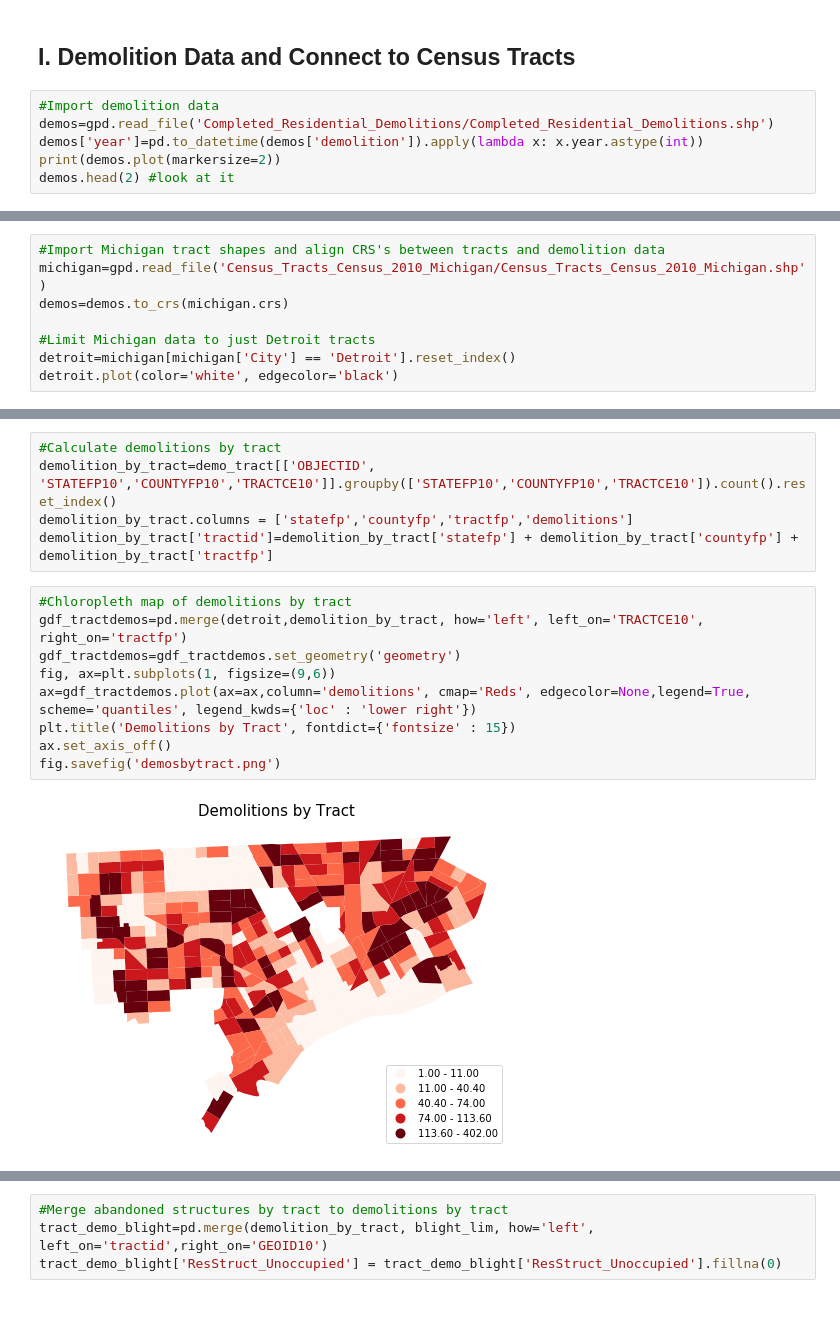
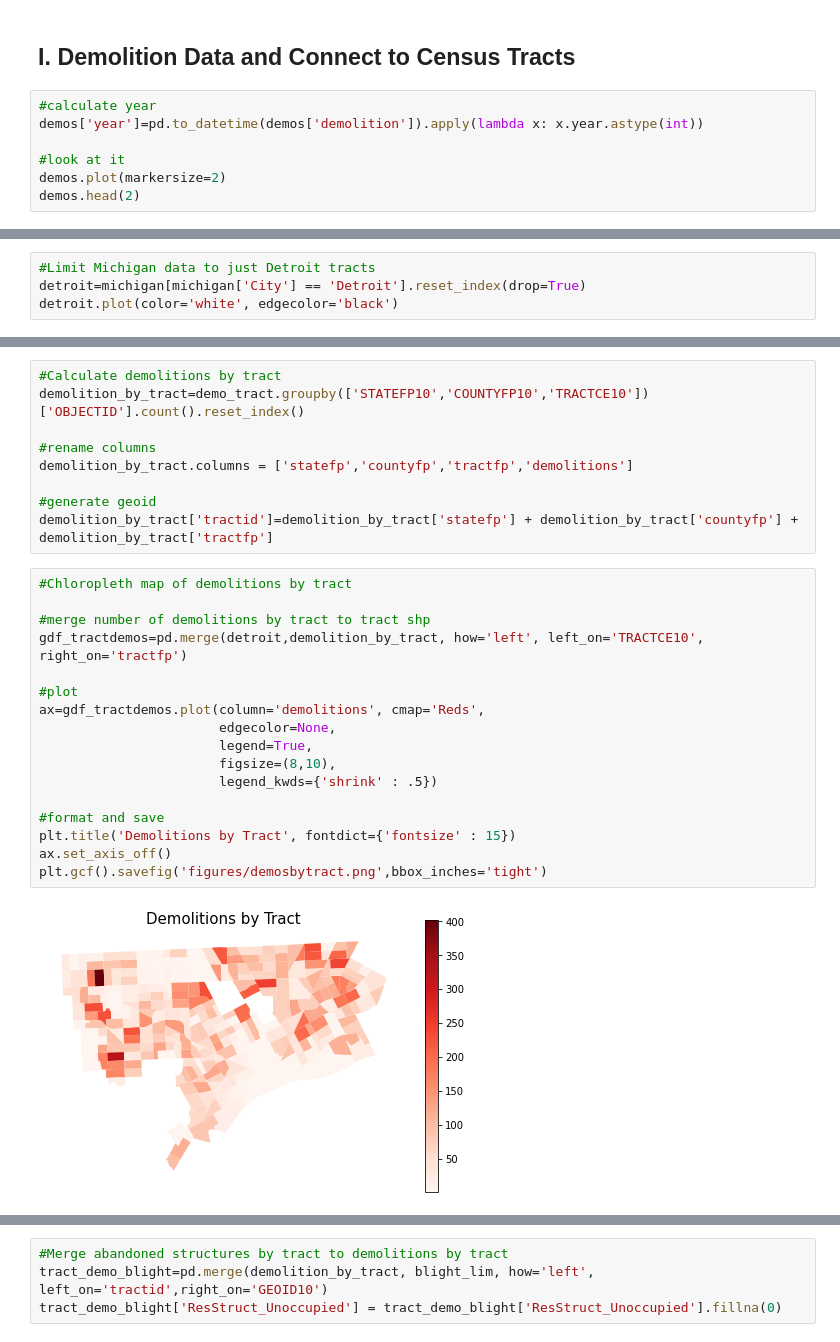
Before and after one commit to pmannino5/Demolitions, a Jupyter notebook: Demolitions_Analysis.ipynb, the cells around one changed output, grey strips where cells are left out. Cells and saved outputs as stored; diff of their text form; blank space fills up the shorter version.

```diff
--- a/Demolitions_Analysis.ipynb
+++ b/Demolitions_Analysis.ipynb
@@ -16,9 +45,10 @@ import matplotlib.gridspec as gridspec
 # %% [markdown]
 ## I. Demolition Data and Connect to Census Tracts
 # %%
-#Import demolition data
-demos=gpd.read_file('Completed_Residential_Demolitions/Completed_Residential_Demolitions.shp')
+#calculate year
 demos['year']=pd.to_datetime(demos['demolition']).apply(lambda x: x.year.astype(int))
-print(demos.plot(markersize=2))
-demos.head(2) #look at it
+
+#look at it
+demos.plot(markersize=2)
+demos.head(2)
 # %% [output]
@@ -30,9 +59,5 @@ AxesSubplot(0.125,0.194852;0.775x0.615297)
 # %%
-#Import Michigan tract shapes and align CRS's between tracts and demolition data
-michigan=gpd.read_file('Census_Tracts_Census_2010_Michigan/Census_Tracts_Census_2010_Michigan.shp')
-demos=demos.to_crs(michigan.crs)
-
 #Limit Michigan data to just Detroit tracts
-detroit=michigan[michigan['City'] == 'Detroit'].reset_index()
+detroit=michigan[michigan['City'] == 'Detroit'].reset_index(drop=True)
 detroit.plot(color='white', edgecolor='black')
 # %% [output]
@@ -72,19 +100,31 @@ demo_tract.head()
 # %%
 #Calculate demolitions by tract
-demolition_by_tract=demo_tract[['OBJECTID', 'STATEFP10','COUNTYFP10','TRACTCE10']].groupby(['STATEFP10','COUNTYFP10','TRACTCE10']).count().reset_index()
+demolition_by_tract=demo_tract.groupby(['STATEFP10','COUNTYFP10','TRACTCE10'])['OBJECTID'].count().reset_index()
+
+#rename columns
 demolition_by_tract.columns = ['statefp','countyfp','tractfp','demolitions']
+
+#generate geoid
 demolition_by_tract['tractid']=demolition_by_tract['statefp'] + demolition_by_tract['countyfp'] + demolition_by_tract['tractfp']
 # %%
 #Chloropleth map of demolitions by tract
+
+#merge number of demolitions by tract to tract shp
 gdf_tractdemos=pd.merge(detroit,demolition_by_tract, how='left', left_on='TRACTCE10', right_on='tractfp')
-gdf_tractdemos=gdf_tractdemos.set_geometry('geometry')
-fig, ax=plt.subplots(1, figsize=(9,6))
-ax=gdf_tractdemos.plot(ax=ax,column='demolitions', cmap='Reds', edgecolor=None,legend=True, scheme='quantiles', legend_kwds={'loc' : 'lower right'})
+
+#plot
+ax=gdf_tractdemos.plot(column='demolitions', cmap='Reds',
+                       edgecolor=None,
+                       legend=True,
+                       figsize=(8,10),
+                       legend_kwds={'shrink' : .5})
+
+#format and save
 plt.title('Demolitions by Tract', fontdict={'fontsize' : 15})
 ax.set_axis_off()
-fig.savefig('demosbytract.png')
+plt.gcf().savefig('figures/demosbytract.png',bbox_inches='tight')
 # %% [output]
-[figure, old version]
+[figure, new version]
 # %% [markdown]
 ## II. Import blight by tract data for Detroit
 https://portal.datadrivendetroit.org/datasets/census-tracts-census-2010-michigan/data
```
Also changed, not shown: parts of 49 cells of this notebook.
